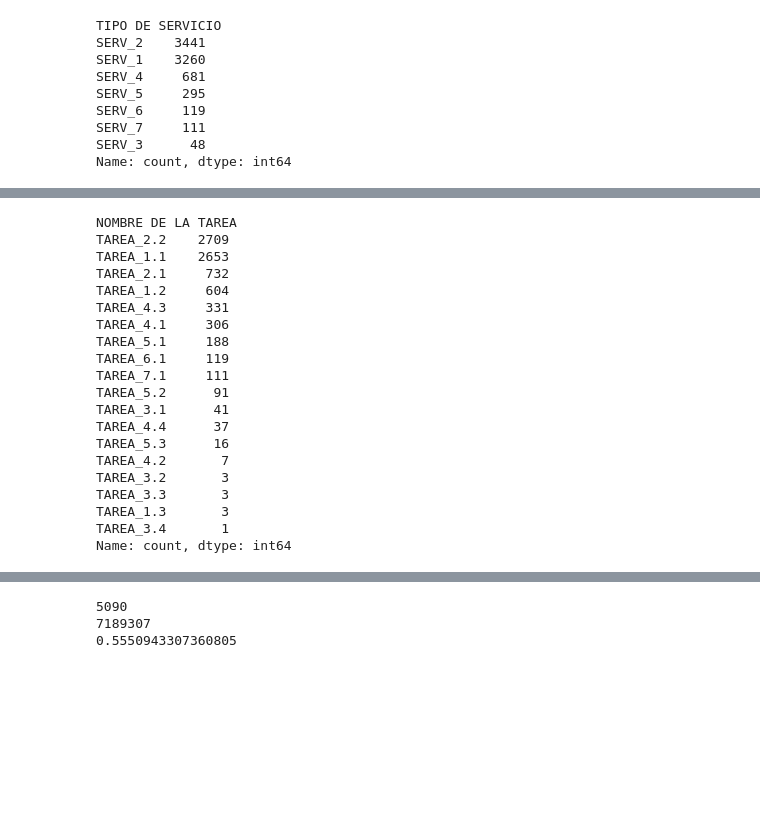
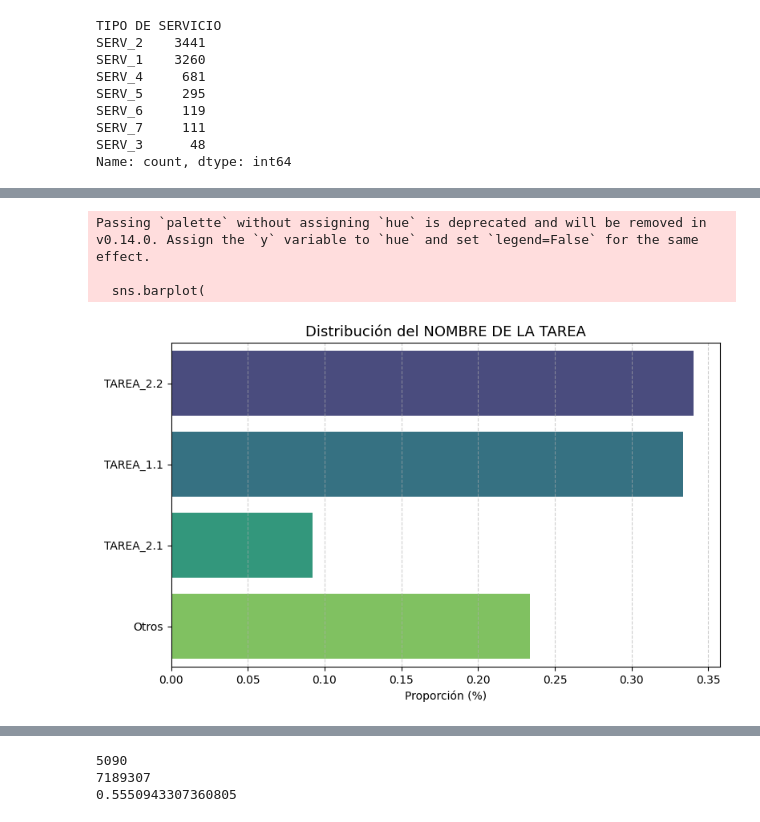
Before and after one commit to Giorgio6846/UPC-TF-ComplexNetwork, a Jupyter notebook: src/tp.ipynb, the cells around one changed output, grey strips where cells are left out. Cells and saved outputs as stored; diff of their text form; code cells hidden in the pictures; blank space fills up the shorter version.

```diff
--- a/src/tp.ipynb
+++ b/src/tp.ipynb
@@ -74,25 +104,36 @@ Name: count, dtype: int64
 # %%
-df['NOMBRE DE LA TAREA'].value_counts()
+counts = df['NOMBRE DE LA TAREA'].value_counts(normalize=True).sort_values(ascending=False)
+cumulative = counts.cumsum()
+
+top_80 = counts[cumulative <= 0.8]
+otros = counts[cumulative > 0.8].sum()
+
+top_80['Otros'] = otros
+data=top_80.reset_index()
+data.columns = ['NOMBRE DE LA TAREA', 'Proporcion']
+
+data["NOMBRE DE LA TAREA"] = pd.Categorical(
+    data["NOMBRE DE LA TAREA"],
+    categories=[x for x in data["NOMBRE DE LA TAREA"] if x !="Otros"] + ["Otros"]
+)
+
+plt.figure(figsize=(8,5))
+sns.barplot(
+    data=data,
+    y='NOMBRE DE LA TAREA',
+    x='Proporcion',
+    palette='viridis'
+)
+plt.title('Distribución del NOMBRE DE LA TAREA', fontsize=13)
+plt.xlabel('Proporción (%)')
+plt.ylabel('')
+plt.grid(axis='x', linestyle='--', alpha=0.6)
+plt.tight_layout()
+plt.show()
 # %% [output]
-NOMBRE DE LA TAREA
-TAREA_2.2    2709
-TAREA_1.1    2653
-TAREA_2.1     732
-TAREA_1.2     604
-TAREA_4.3     331
-TAREA_4.1     306
-TAREA_5.1     188
-TAREA_6.1     119
-TAREA_7.1     111
-TAREA_5.2      91
-TAREA_3.1      41
-TAREA_4.4      37
-TAREA_5.3      16
-TAREA_4.2       7
-TAREA_3.2       3
-TAREA_3.3       3
-TAREA_1.3       3
-TAREA_3.4       1
-Name: count, dtype: int64
+Passing `palette` without assigning `hue` is deprecated and will be removed in v0.14.0. Assign the `y` variable to `hue` and set `legend=False` for the same effect.
+
+  sns.barplot(
+[figure, added]
 # %%
 plt.figure(figsize=(10, 7))
```
Also changed, not shown: parts of 2 cells of this notebook, 6 other files.
